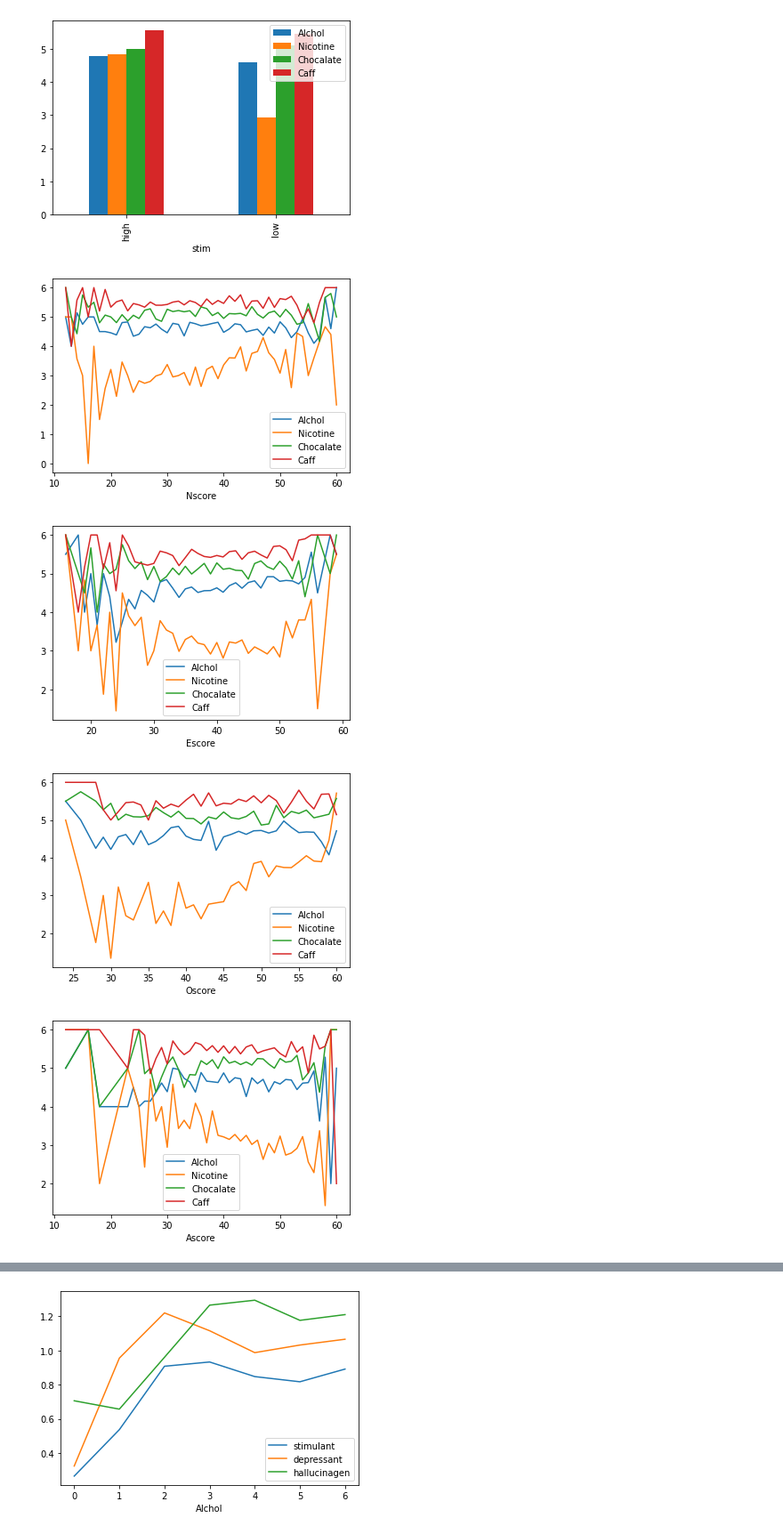
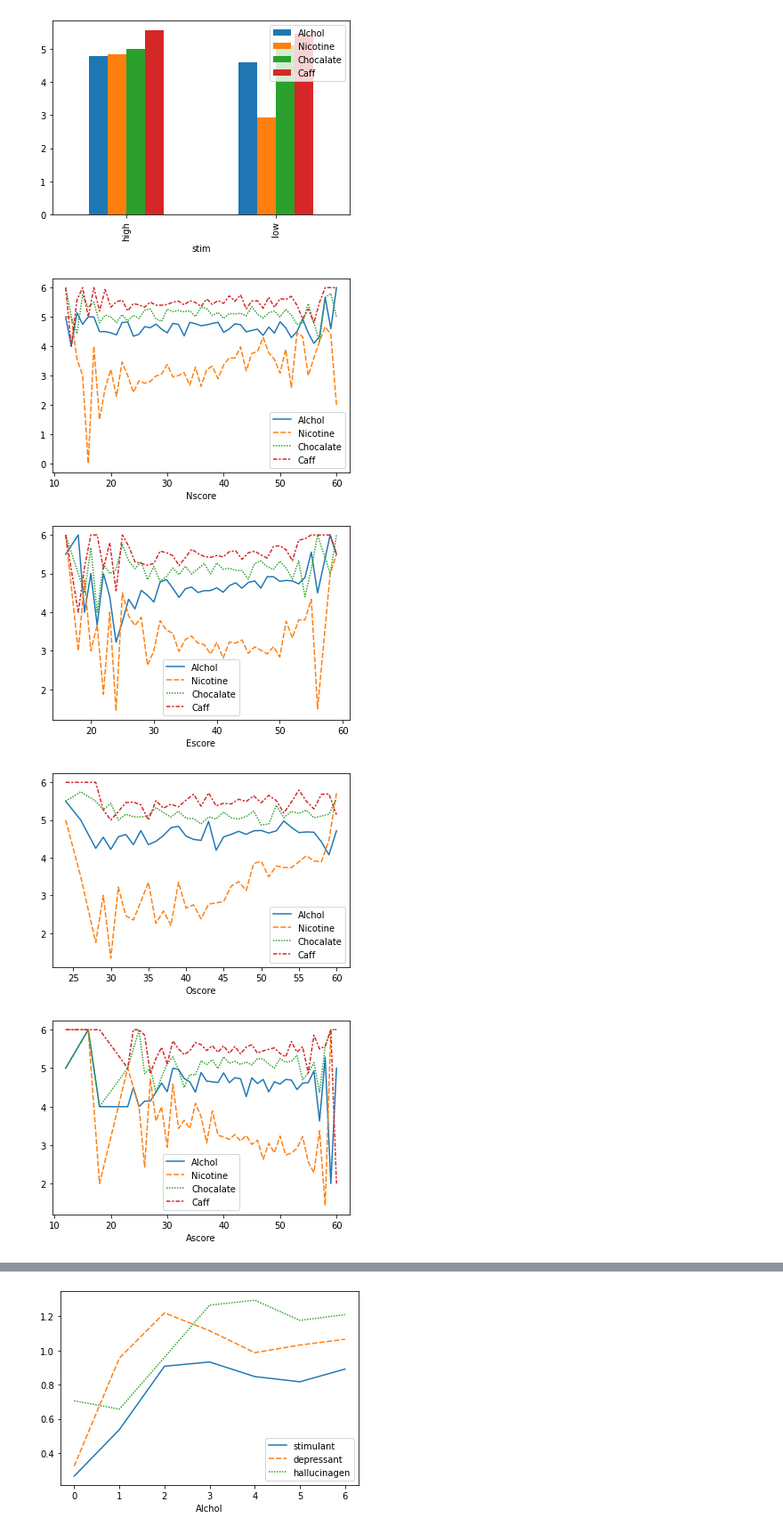
Before and after one commit to AmirMEdris/PredictingDrugUse, a Jupyter notebook: DataVisualization.ipynb, the cells around one changed output, grey strips where cells are left out. Shown at 89% size. Drawn from its saved outputs; the diff is of its cells as text; code cells hidden in the pictures.

```diff
--- a/DataVisualization.ipynb
+++ b/DataVisualization.ipynb
@@ -27,9 +27,10 @@ plt.savefig('pics/LesserStimulantUsageByStimulant.png', bbox_inches='tight')
 [figure]
 # %%
 for i in ['Nscore','Escore','Oscore','Ascore','Cscore','Impulsive','SensationSeeking']:
-    df.groupby(i)[['Alchol','Nicotine','Chocalate','Caff']].mean().plot()
+    sns.lineplot(data=df.groupby(i)[['Alchol','Nicotine','Chocalate','Caff']].mean())
+    plt.show()
 # %% [output]
 [figure]
-[figure, old version]
+[figure, new version]
 [figure]
-[figure, old version]
+[figure, new version]
```
Also changed, not shown: parts of 2 cells of this notebook.
